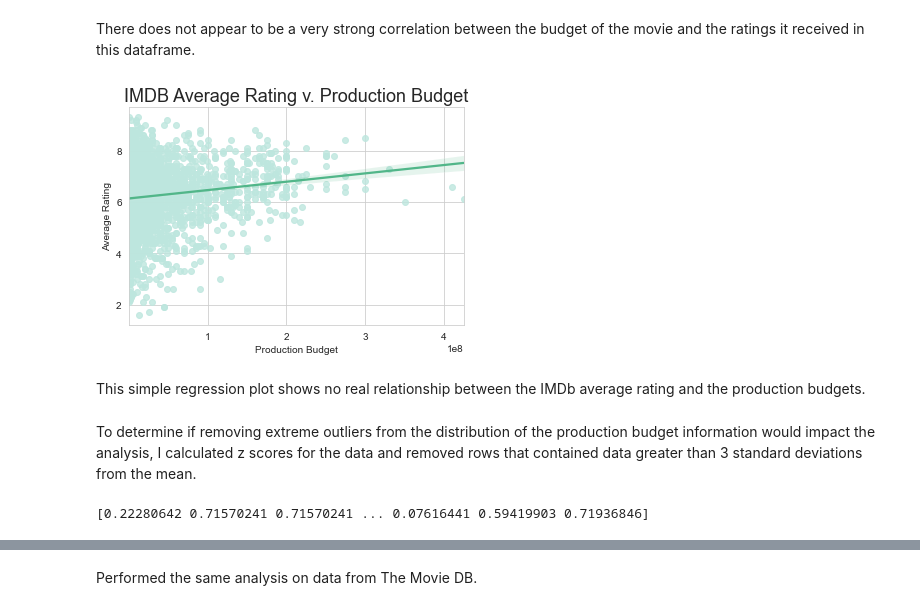
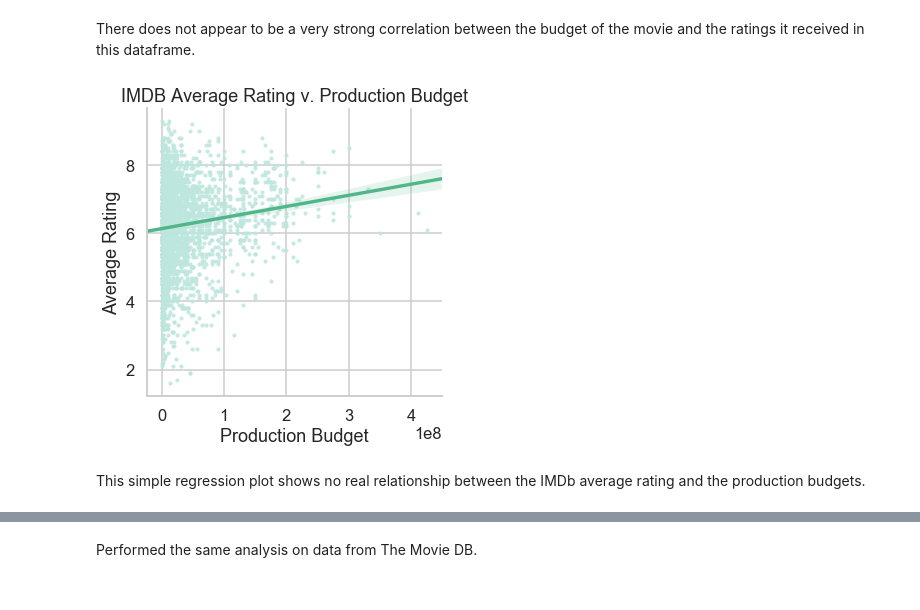
Before and after one commit to JenniferLavoie/DSFirstProject, a Jupyter notebook: student.ipynb, the cells around one changed output, grey strips where cells are left out. Drawn from its saved outputs; the diff is of its cells as text; code cells hidden in the pictures.

```diff
--- a/student.ipynb
+++ b/student.ipynb
@@ -656,13 +650,13 @@ def box_subplts(data, y1, y2, ylabel1, ylabel2, title1, title2):
 
     plt.show()
 # %%
-def simple_regression(x, y, data, title, ylabel, xlabel):
+def seaborn_lmplot(x, y, data, title, ylabel, xlabel):
 
     """
-    Function for generating regression plot of the Ratings and Budget data.
+    Function for generating a lmplot.
 
     This function will take in the arguments of x, y, data, title, ylabel, xlabel in order to
-    generate a simple linear regression plot for data pertaining to the ratings and budget data.
+    generate a seaborn lmplot.
 
     Parameters:
     x (str):       the name of the column containing the independent variable
@@ -678,9 +672,10 @@ def simple_regression(x, y, data, title, ylabel, xlabel):
 
     """
 
-    sns.regplot(x= x, y= y, scatter_kws={'color':'#bde6de'},
+    p = sns.lmplot(x= x, y= y, scatter_kws={'color':'#bde6de', 's':10},
             line_kws={'color':'#51b689'}, data= data, fit_reg=True)
     sns.set_context('talk')
+
 
     plt.title(title)
     plt.ylabel(ylabel)
@@ -715,17 +743,10 @@ Name: averagerating, dtype: float64
 # %% [markdown]
 There does not appear to be a very strong correlation between the budget of the movie and the ratings it received in this dataframe.
 # %%
-simple_regression('production_budget', 'averagerating', imdb_tn_merge,
+seaborn_lmplot('production_budget', 'averagerating', imdb_tn_merge,
                           'IMDB Average Rating v. Production Budget',
                           'Average Rating', 'Production Budget')
 # %% [output]
-[figure, old version]
+[figure, new version]
 # %% [markdown]
 This simple regression plot shows no real relationship between the IMDb average rating and the production budgets.
-# %% [markdown]
-To determine if removing extreme outliers from the distribution of the production budget information would impact the analysis, I calculated z scores for the data and removed rows that contained data greater than 3 standard deviations from the mean.
-# %%
-z = np.abs(stats.zscore(imdb_tn_merge['production_budget'])) # calculate z-scores for desired column
-print(z)
-# %% [output]
-[0.22280642 0.71570241 0.71570241 ... 0.07616441 0.59419903 0.71936846]
```
Also changed, not shown: parts of 77 cells of this notebook.
